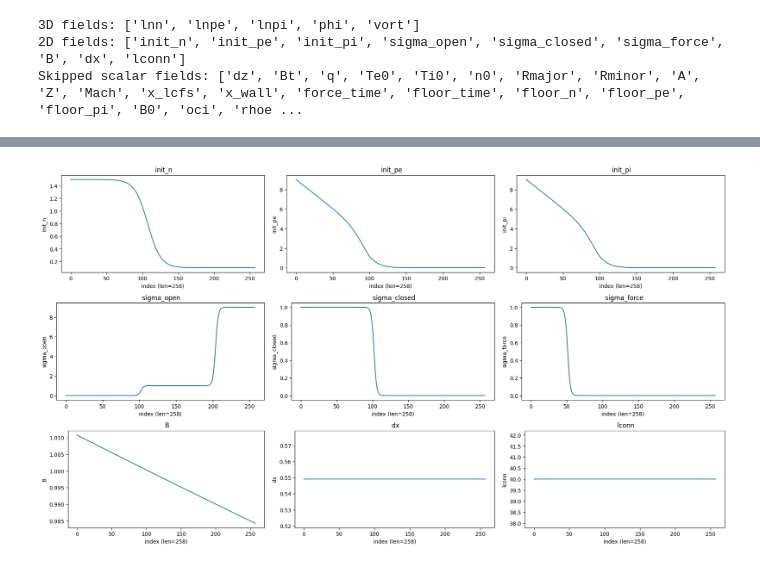
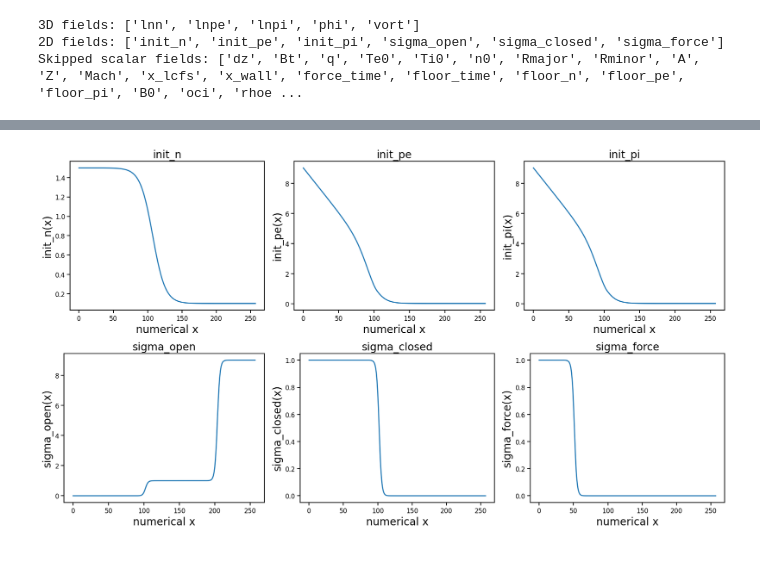
Before and after one commit to bantoft/Bachelorprojekt, a Jupyter notebook: hesel_scraper/visulizer.ipynb, the cells around one changed output, grey strips where cells are left out. Saved outputs shown, nothing was run; the diff lists cells and outputs as text; code cells hidden in the pictures.

```diff
--- a/hesel_scraper/visulizer.ipynb
+++ b/hesel_scraper/visulizer.ipynb
@@ -31,12 +25,21 @@ phys = BOUTHESELPhys(info)
 # for name, foo in info.functions.__dict__.items():
 #     print(f'{name} = {foo}')
 # %%
+
+import numpy as np
+import ipywidgets as widgets
+import matplotlib.pyplot as plt
+
+from math import ceil
+from IPython.display import display
+
+
 three_d_fields = []
 two_d_fields = []
 scalar_fields = []
 time_array = info.data.t_array.detach().cpu().numpy()
 for name, arr in info.data.__dict__.items():
-    if arr is None or name == 't_array':
+    if arr is None or name == 't_array' or name == 'dx' or name == 'B' or name == 'lconn':
         continue
     if arr.ndim == 3:
         three_d_fields.append((name, arr))
@@ -85,10 +88,13 @@ def plot_two_d_fields():
         subfig = subfigs[slot]
         ax = subfig.subplots()
         values = arr.detach().cpu().numpy()
-        ax.plot(np.arange(values.shape[0]), values, linewidth=1.5)
-        ax.set_title(f" {name}")
-        ax.set_xlabel(axis_label('index', values.shape[0]))
-        ax.set_ylabel(name)
+        ax.plot(np.arange(values.shape[0]), values, linewidth=2.0)
+        ax.set_title(f"{name}", fontsize=20)
+        ax.set_xlabel('numerical x', fontsize=20)
+        ax.set_ylabel(f"{name}(x)", fontsize=20)
+        ax.tick_params(axis='both', which='major', labelsize=12, width=1.5, length=6)
+        for spine in ax.spines.values():
+            spine.set_linewidth(1.5)
 
     for subfig in subfigs[len(two_d_fields):]:
         subfig.set_visible(False)
@@ -101,32 +107,32 @@ slider = widgets.IntSlider(
     min=0,
     max=len(time_array) - 1,
     step=1,
     value=0,
     description='t',
     continuous_update=False,
 )
 
 def render_3d(_change=None):
     _ = _change
     with output_3d:
         output_3d.clear_output(wait=True)
         fig = plot_3d_frame(slider.value)
         display(fig)
         plt.close(fig)
 
 slider.observe(render_3d, names='value')
 render_3d()
 display(widgets.VBox([slider, output_3d]))
 
 fig = None
 if two_d_fields:
     fig = plot_two_d_fields()
     display(fig)
 if fig is not None:
     plt.close(fig)
 # %% [output]
 3D fields: ['lnn', 'lnpe', 'lnpi', 'phi', 'vort']
-2D fields: ['init_n', 'init_pe', 'init_pi', 'sigma_open', 'sigma_closed', 'sigma_force', 'B', 'dx', 'lconn']
+2D fields: ['init_n', 'init_pe', 'init_pi', 'sigma_open', 'sigma_closed', 'sigma_force']
 Skipped scalar fields: ['dz', 'Bt', 'q', 'Te0', 'Ti0', 'n0', 'Rmajor', 'Rminor', 'A', 'Z', 'Mach', 'x_lcfs', 'x_wall', 'force_time', 'floor_time', 'floor_n', 'floor_pe', 'floor_pi', 'B0', 'oci', 'rhoe ...
 [interactive output not drawn]
-[figure, old version]
+[figure, new version]
```
Also changed, not shown: parts of 1 cell of this notebook, 24 other files.
